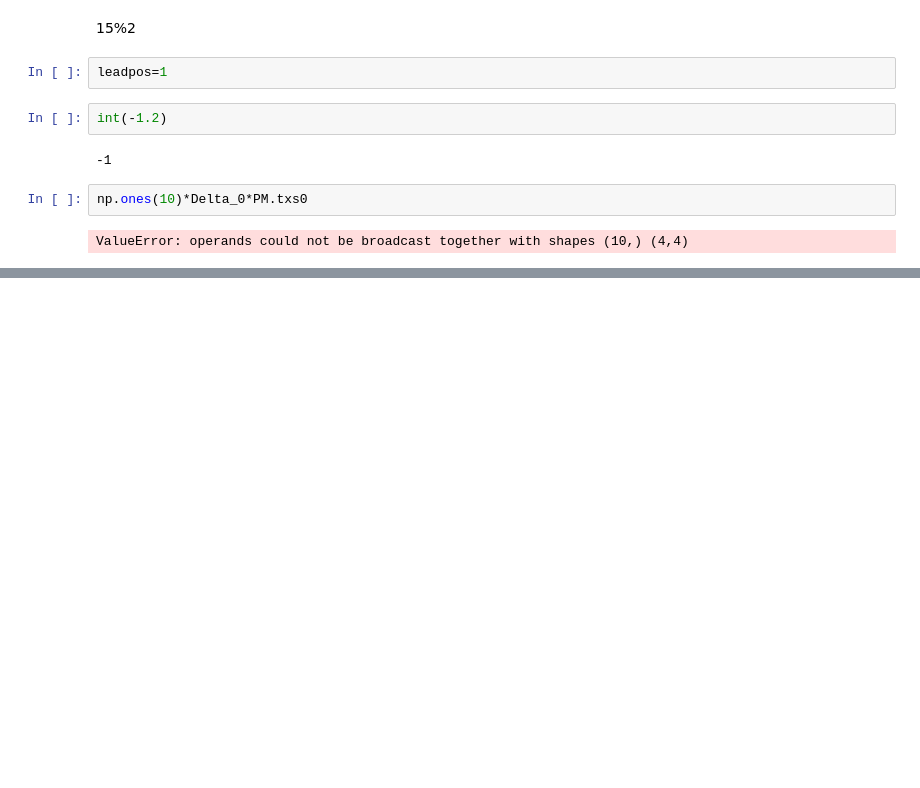
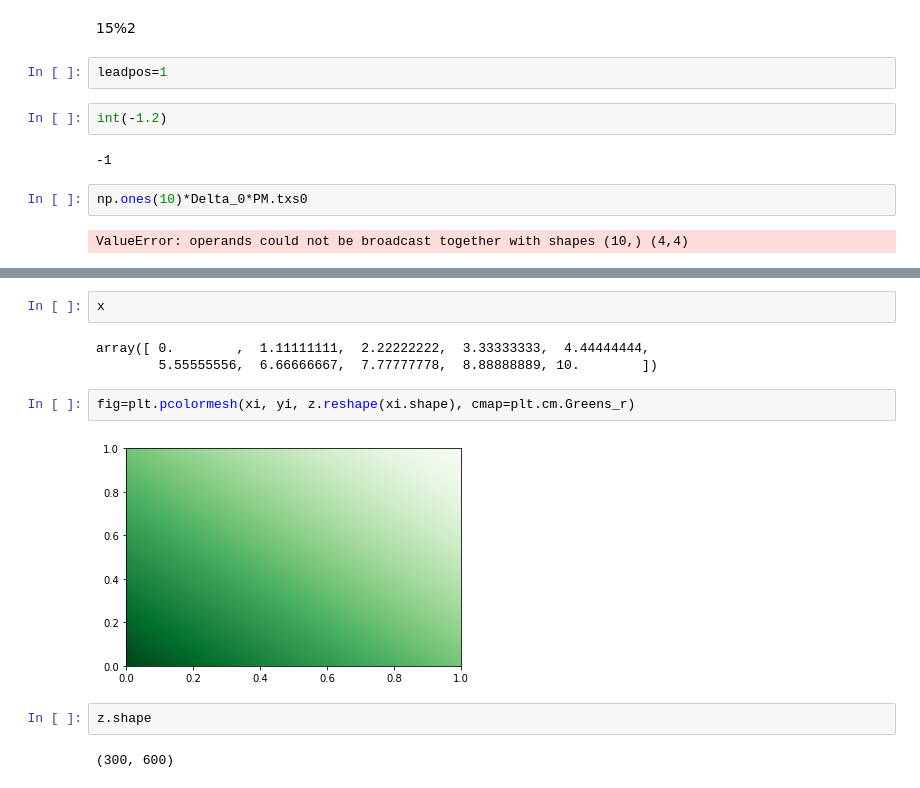
Before and after one commit to hainingpan/Conductance_Kwant, a Jupyter notebook: test.ipynb, the cells around one changed output, grey strips where cells are left out. Drawn from its saved outputs; the diff is of its cells as text; blank space fills up the shorter version.

```diff
--- a/test.ipynb
+++ b/test.ipynb
@@ -146,0 +192,13 @@ ValueError: operands could not be broadcast together with shapes (10,) (4,4)
+# %%
+x
+# %% [output]
+array([ 0.        ,  1.11111111,  2.22222222,  3.33333333,  4.44444444,
+        5.55555556,  6.66666667,  7.77777778,  8.88888889, 10.        ])
+# %%
+fig=plt.pcolormesh(xi, yi, z.reshape(xi.shape), cmap=plt.cm.Greens_r)
+# %% [output]
+[figure, added]
+# %%
+z.shape
+# %% [output]
+(300, 600)
```
Also changed, not shown: parts of 14 cells of this notebook, 5 other files.
